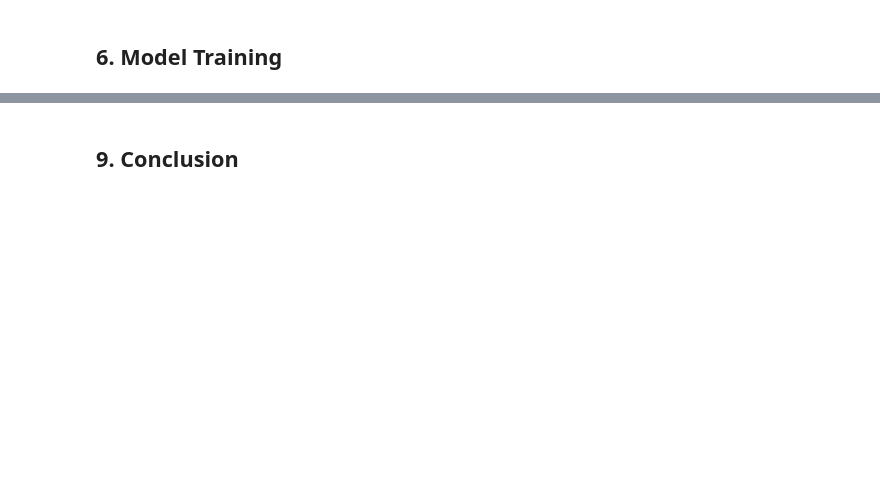
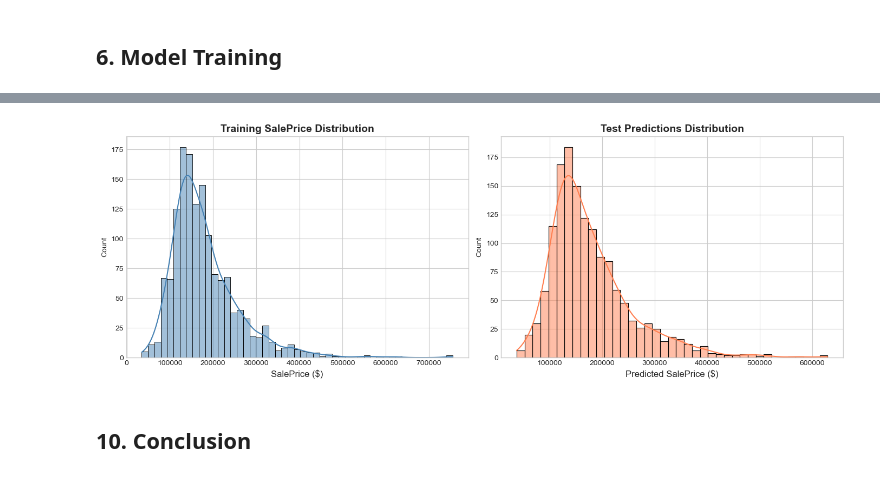
Before and after one commit to ramishalidev/House-Price-Prediction, a Jupyter notebook: house-price-prediction.ipynb, the cells around one changed output, grey strips where cells are left out. Saved outputs shown, nothing was run; the diff lists cells and outputs as text; code cells hidden in the pictures; blank space fills up the shorter version.

```diff
--- a/house-price-prediction.ipynb
+++ b/house-price-prediction.ipynb
@@ -692,0 +604,11 @@ print(f"   Median: ${np.median(test_predictions):,.0f}")
+# %%
+# Train final model on full training data
+print("\n🔄 Training final model on full dataset...")
+
+final_scaler = StandardScaler()
+X_full_scaled = final_scaler.fit_transform(X)
+
+final_model = LinearRegression()
+final_model.fit(X_full_scaled, y)
+
+print("✅ Final model trained!")
@@ -692,0 +669,11 @@ print(f"   Median: ${np.median(test_predictions):,.0f}")
+# %%
+# Generate predictions for test data
+X_test_scaled = final_scaler.transform(X_test_final)
+test_predictions_log = final_model.predict(X_test_scaled)
+test_predictions = np.expm1(test_predictions_log)  # Convert back from log scale
+
+print(f"\n📊 Test Predictions Summary:")
+print(f"   Min: ${test_predictions.min():,.0f}")
+print(f"   Max: ${test_predictions.max():,.0f}")
+print(f"   Mean: ${test_predictions.mean():,.0f}")
+print(f"   Median: ${np.median(test_predictions):,.0f}")
@@ -704,22 +712,24 @@ submission.head(10)
 # %%
 # Visualize predictions distribution
 fig, axes = plt.subplots(1, 2, figsize=(14, 5))
 
 # Training data distribution
-sns.histplot(y_train, kde=True, ax=axes[0], color='steelblue', edgecolor='black', label='Training Data')
+sns.histplot(y_train, kde=True, ax=axes[0], color='steelblue', edgecolor='black')
 axes[0].set_title('Training SalePrice Distribution', fontsize=14, fontweight='bold')
-axes[0].set_xlabel('SalePrice', fontsize=12)
+axes[0].set_xlabel('SalePrice ($)', fontsize=12)
 
 # Test predictions distribution
-sns.histplot(test_predictions, kde=True, ax=axes[1], color='coral', edgecolor='black', label='Test Predictions')
+sns.histplot(test_predictions, kde=True, ax=axes[1], color='coral', edgecolor='black')
 axes[1].set_title('Test Predictions Distribution', fontsize=14, fontweight='bold')
-axes[1].set_xlabel('SalePrice', fontsize=12)
+axes[1].set_xlabel('Predicted SalePrice ($)', fontsize=12)
 
 plt.tight_layout()
 plt.savefig('visualizations/predictions_distribution.png', dpi=150, bbox_inches='tight')
 plt.show()
+# %% [output]
+[figure, added]
 # %% [markdown]
-## 9. Conclusion
+## 10. Conclusion
 # %%
 print("\n" + "="*70)
 print("                    🏆 PROJECT SUMMARY 🏆")
```
Also changed, not shown: parts of 59 cells of this notebook, 15 other files.
